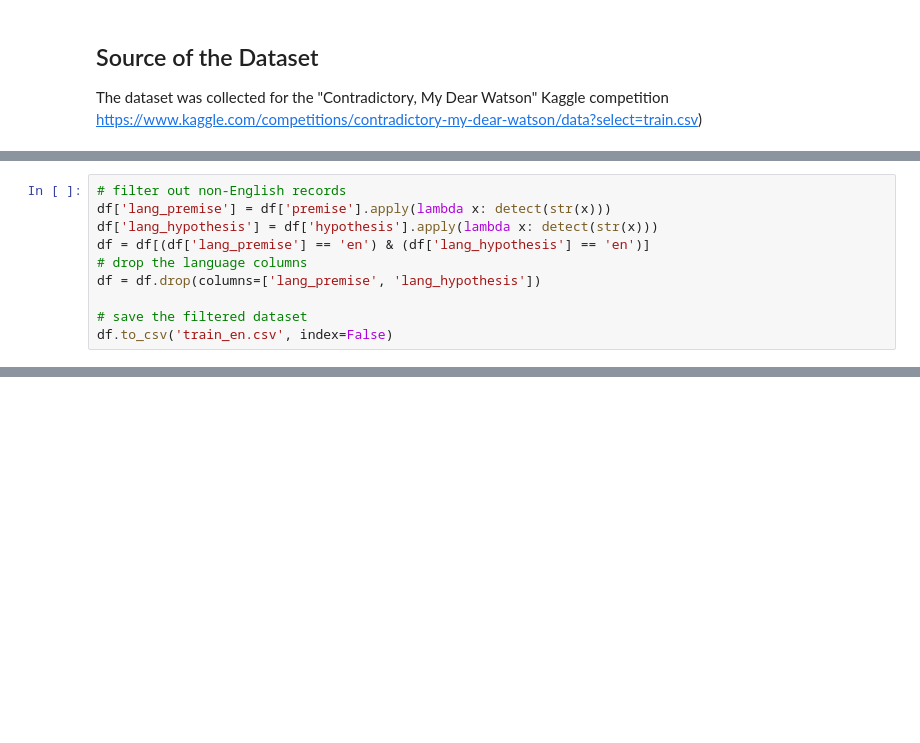
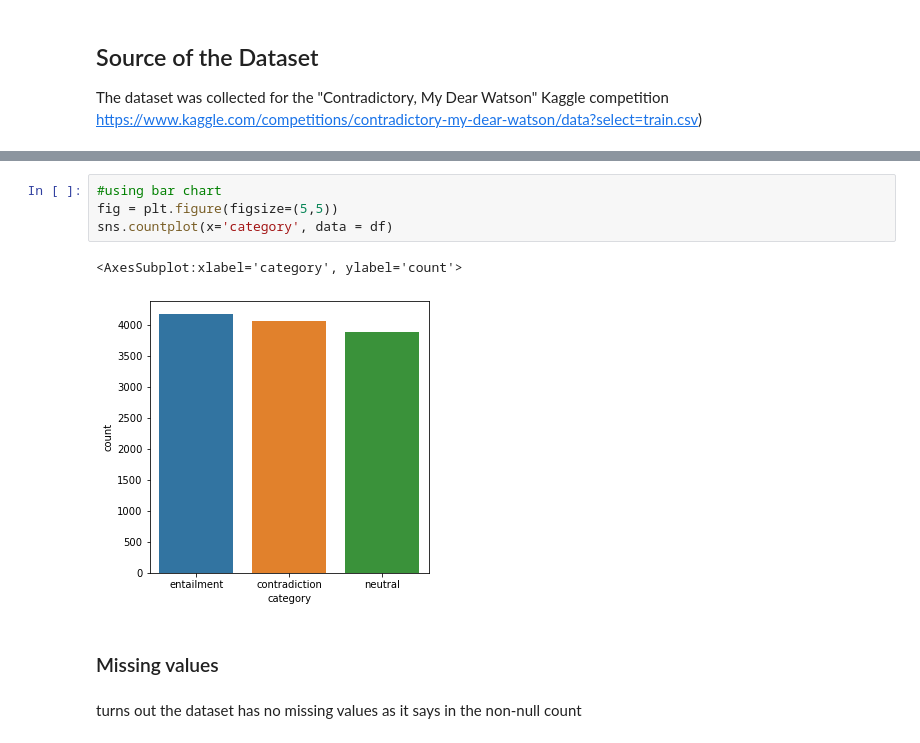
Before and after one commit to reefkha2/WatsonianAdventure, a Jupyter notebook: notebook/WatsonianAdventure.ipynb, the cells around one changed output, grey strips where cells are left out. Cells and saved outputs as stored; diff of their text form; blank space fills up the shorter version.

```diff
--- a/notebook/WatsonianAdventure.ipynb
+++ b/notebook/WatsonianAdventure.ipynb
@@ -65,10 +24,0 @@ df = pd.read_csv("/Users/2rwak/Desktop/contradictory-my-dear-watson/train.csv")
-# %%
-# filter out non-English records
-df['lang_premise'] = df['premise'].apply(lambda x: detect(str(x)))
-df['lang_hypothesis'] = df['hypothesis'].apply(lambda x: detect(str(x)))
-df = df[(df['lang_premise'] == 'en') & (df['lang_hypothesis'] == 'en')]
-# drop the language columns
-df = df.drop(columns=['lang_premise', 'lang_hypothesis'])
-
-# save the filtered dataset
-df.to_csv('train_en.csv', index=False)
@@ -101,0 +77,11 @@ Requirement already satisfied: tqdm in /Users/2rwak/Library/Python/3.9/lib/pytho
+# %%
+#using bar chart
+fig = plt.figure(figsize=(5,5))
+sns.countplot(x='category', data = df)
+# %% [output]
+<AxesSubplot:xlabel='category', ylabel='count'>
+[figure, added]
+# %% [markdown]
+### Missing values
+# %% [markdown]
+turns out the dataset has no missing values as it says in the non-null count
```
Also changed, not shown: parts of 54 cells of this notebook, 6 other files.
